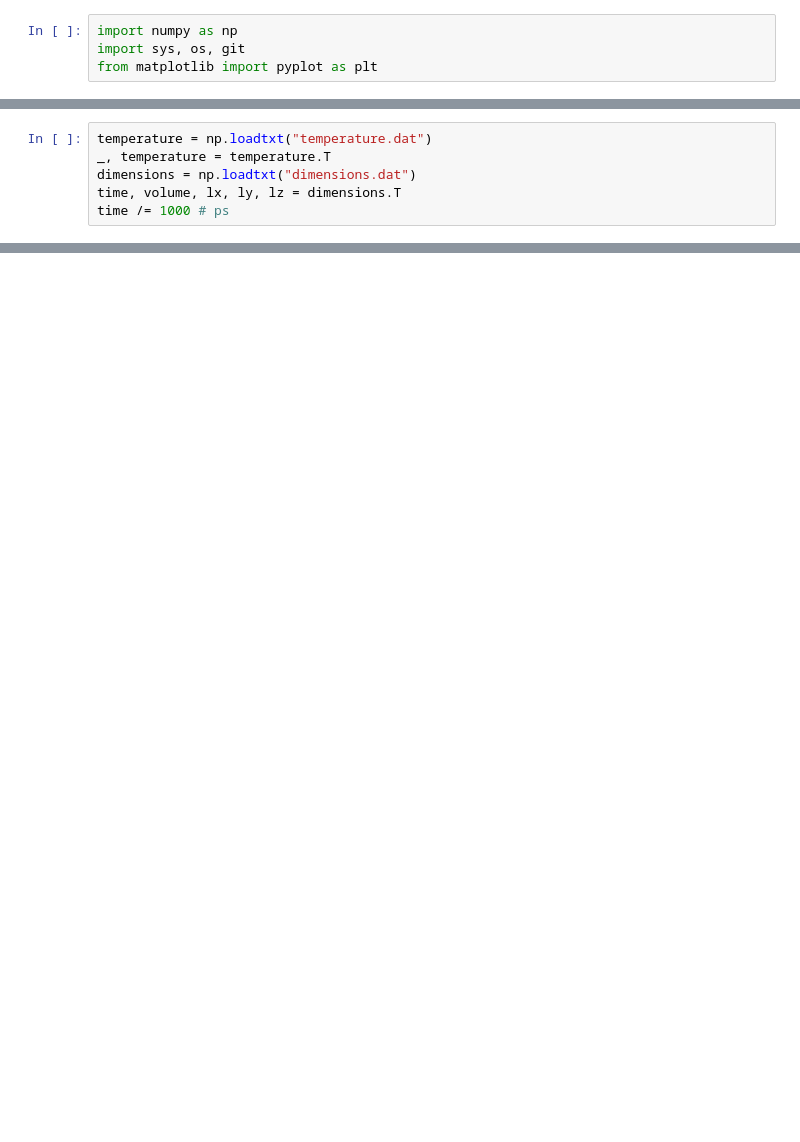
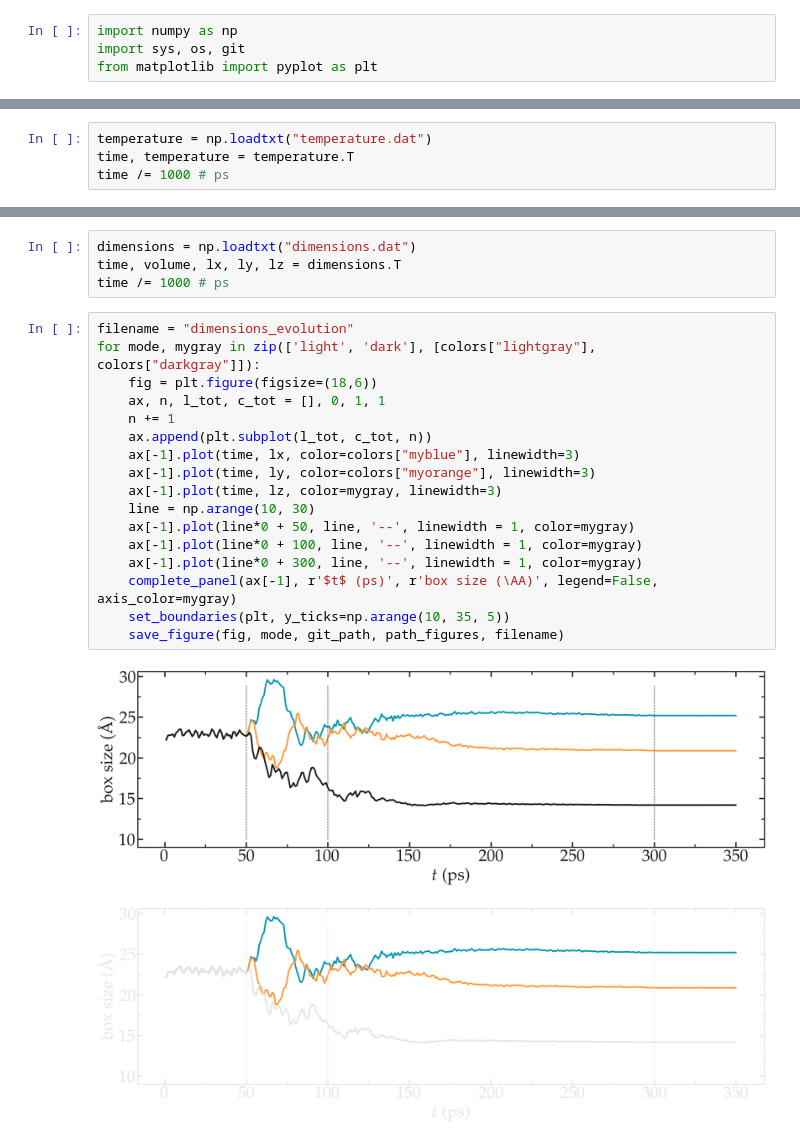
Before and after one commit to lammpstutorials/lammpstutorials.github.io, a Jupyter notebook: inputs/level3/water-adsorption-in-silica/SilicaBlock/plot_evolution.ipynb, the cells around one changed output, grey strips where cells are left out. Drawn from its saved outputs; the diff is of its cells as text; blank space fills up the shorter version.

```diff
--- a/inputs/level3/water-adsorption-in-silica/SilicaBlock/plot_evolution.ipynb
+++ b/inputs/level3/water-adsorption-in-silica/SilicaBlock/plot_evolution.ipynb
@@ -20,9 +19,7 @@ level: 3 & tutorial name: water-adsorption-in-silica
 figures will be saved in /docs/sphinx/source/tutorials/figures/level3/water-adsorption-in-silica/
 # %%
 temperature = np.loadtxt("temperature.dat")
-_, temperature = temperature.T
-dimensions = np.loadtxt("dimensions.dat")
-time, volume, lx, ly, lz = dimensions.T
+time, temperature = temperature.T
 time /= 1000 # ps
 # %%
 filename = "temperature_evolution"
@@ -43,0 +38,24 @@ for mode, mygray in zip(['light', 'dark'], [colors["lightgray"], colors["darkgra
+# %%
+dimensions = np.loadtxt("dimensions.dat")
+time, volume, lx, ly, lz = dimensions.T
+time /= 1000 # ps
+# %%
+filename = "dimensions_evolution"
+for mode, mygray in zip(['light', 'dark'], [colors["lightgray"], colors["darkgray"]]):
+    fig = plt.figure(figsize=(18,6))
+    ax, n, l_tot, c_tot = [], 0, 1, 1
+    n += 1
+    ax.append(plt.subplot(l_tot, c_tot, n))
+    ax[-1].plot(time, lx, color=colors["myblue"], linewidth=3)
+    ax[-1].plot(time, ly, color=colors["myorange"], linewidth=3)
+    ax[-1].plot(time, lz, color=mygray, linewidth=3)
+    line = np.arange(10, 30)
+    ax[-1].plot(line*0 + 50, line, '--', linewidth = 1, color=mygray)
+    ax[-1].plot(line*0 + 100, line, '--', linewidth = 1, color=mygray)
+    ax[-1].plot(line*0 + 300, line, '--', linewidth = 1, color=mygray)
+    complete_panel(ax[-1], r'$t$ (ps)', r'box size (\AA)', legend=False, axis_color=mygray)
+    set_boundaries(plt, y_ticks=np.arange(10, 35, 5))
+    save_figure(fig, mode, git_path, path_figures, filename)
+# %% [output]
+[figure, added]
+[figure, added]
```
Also changed, not shown: parts of 2 cells of this notebook, 12 other files.
